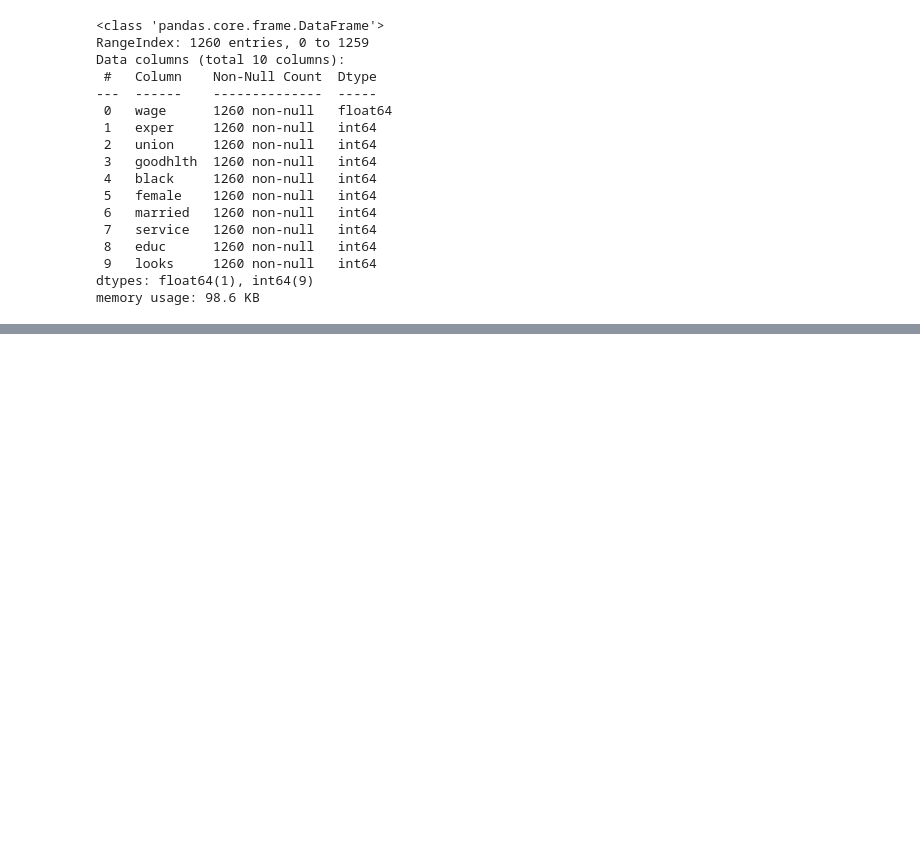
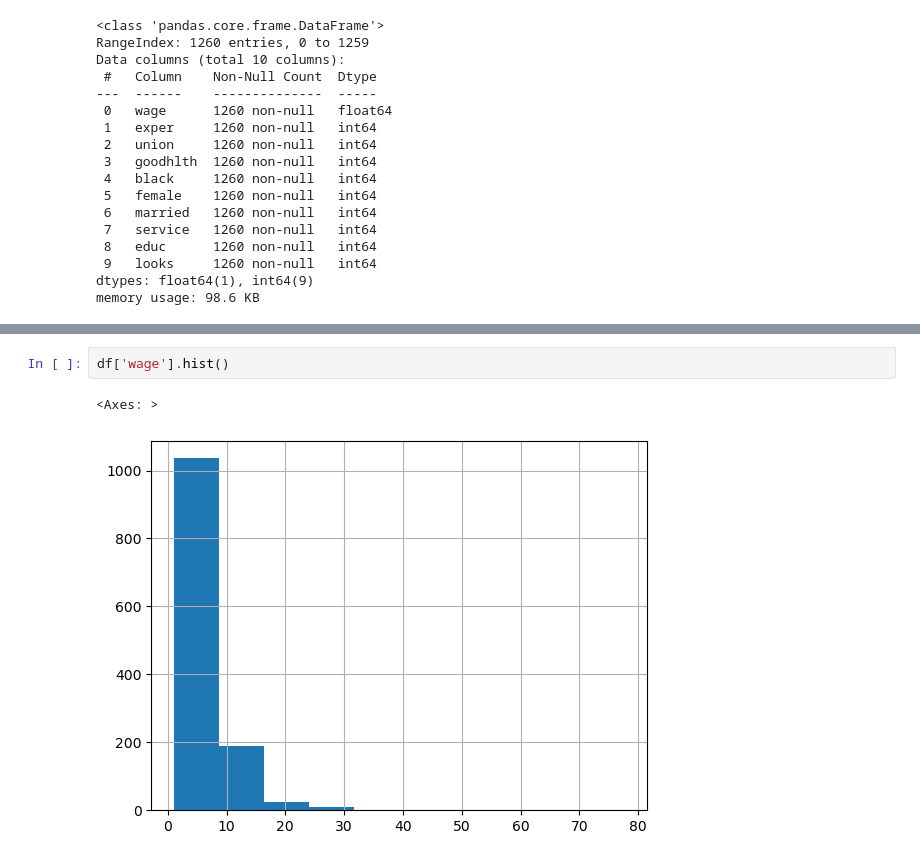
Before and after one commit to devlukedreamstage/mlcourse-ai, a Jupyter notebook: data-science/Pandas_1.ipynb, the cells around one changed output, grey strips where cells are left out. Drawn from its saved outputs; the diff is of its cells as text; blank space fills up the shorter version.

```diff
--- a/data-science/Pandas_1.ipynb
+++ b/data-science/Pandas_1.ipynb
@@ -56,0 +70,5 @@ memory usage: 98.6 KB
+# %%
+df['wage'].hist()
+# %% [output]
+<Axes: >
+[figure, added]
```
Also changed, not shown: parts of 4 cells of this notebook, 1 other file.
